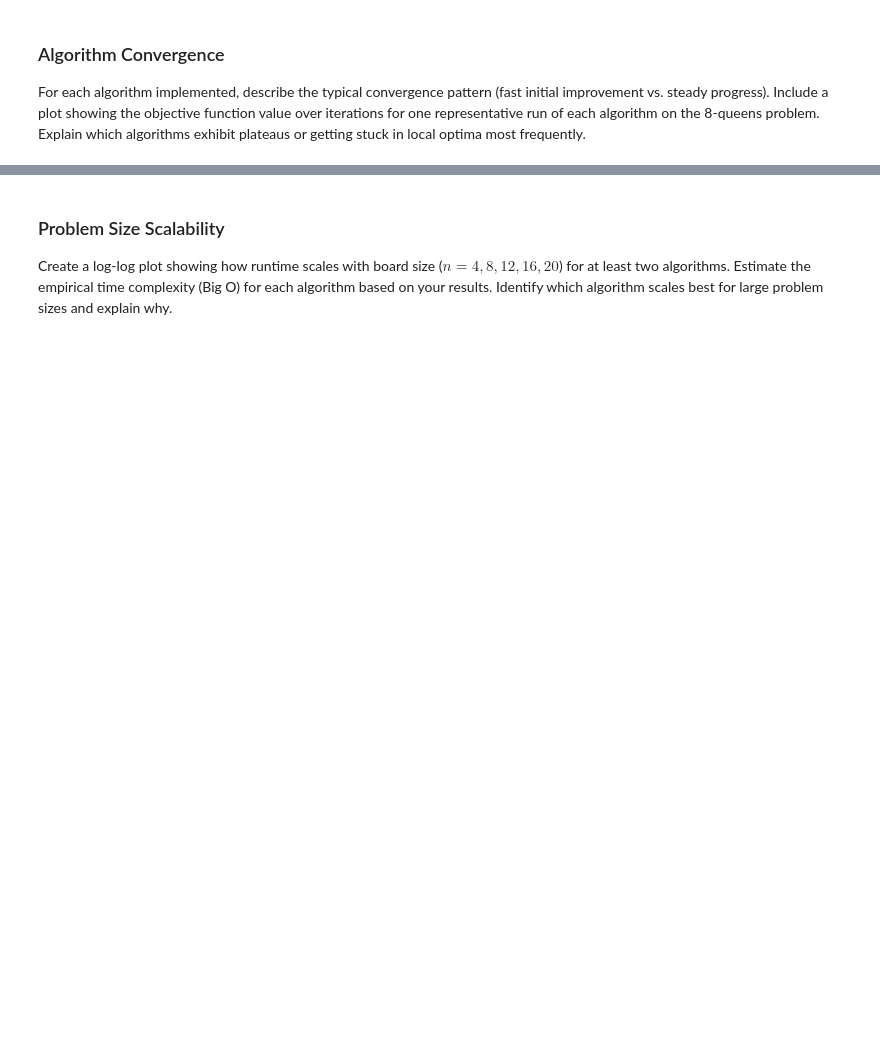
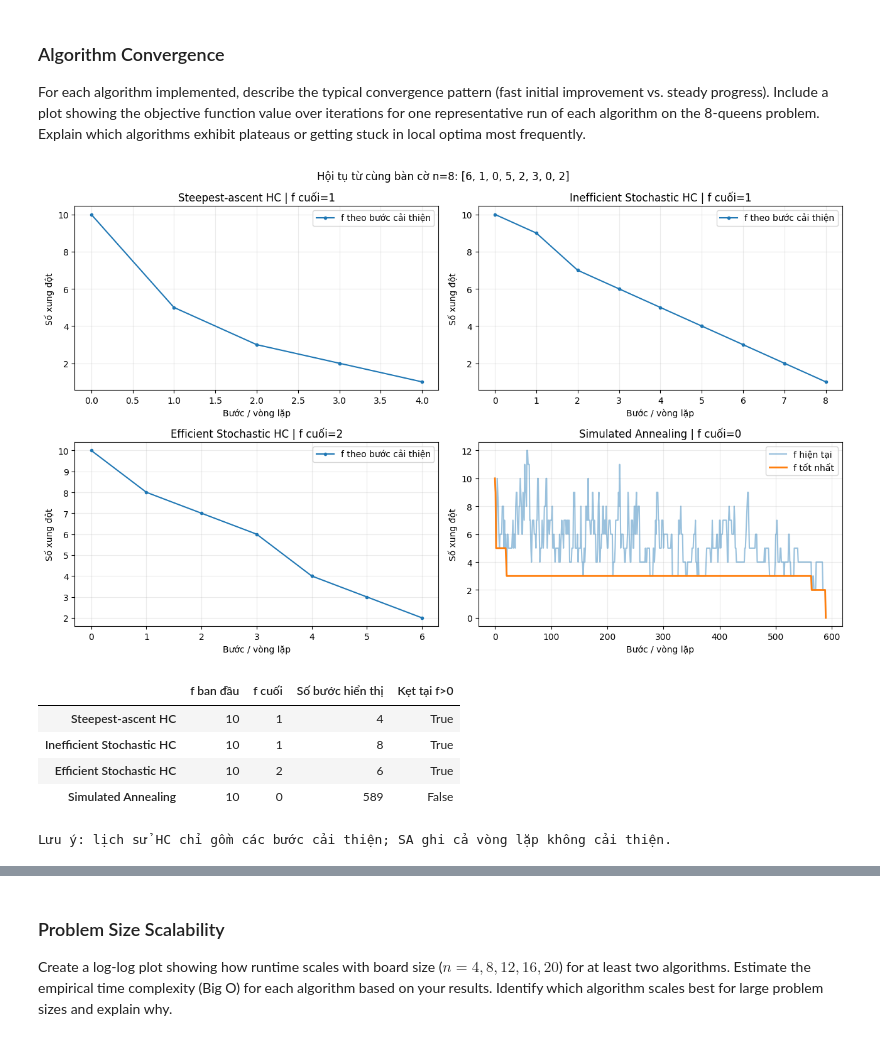
Before and after one commit to bibo0610/TTNTNC_10, a Jupyter notebook: lab03_LocalSearch/n_queens.ipynb, the cells around one changed output, grey strips where cells are left out. Drawn from its saved outputs; the diff is of its cells as text; code cells hidden in the pictures; blank space fills up the shorter version.

```diff
--- a/lab03_LocalSearch/n_queens.ipynb
+++ b/lab03_LocalSearch/n_queens.ipynb
@@ -722,0 +1054,41 @@ Explain which algorithms exhibit plateaus or getting stuck in local optima most
+# %%
+# SA trình bày cả đường f hiện tại và f tốt nhất để thấy những bước chấp nhận nghiệm xấu.
+seed_conv = 2026
+initial_8 = np.random.default_rng(seed_conv).integers(0, 8, size=8)
+fig, axes = plt.subplots(2, 2, figsize=(13, 8))
+convergence_task6 = {}
+for j, (name, algo) in enumerate(COMPARE_ALGORITHMS.items()):
+    ax = axes.flat[j]
+    np.random.seed(seed_conv + 100 + j)
+    if name == "Simulated Annealing":
+        best, f_end, best_hist, path, current_hist = simulated_annealing(
+            initial_8.copy(), T0=10.0, alpha=0.995, max_steps=10000,
+            schedule="exponential")
+        ax.plot(current_hist, color="tab:blue", alpha=.45, label="f hiện tại")
+        ax.plot(best_hist, color="tab:orange", lw=2, label="f tốt nhất")
+        hist = best_hist
+    else:
+        end_board, f_end, hist, aux = algo(initial_8.copy())
+        ax.plot(range(len(hist)), hist, marker="o", markersize=3, label="f theo bước cải thiện")
+    convergence_task6[name] = {
+        "f ban đầu": int(hist[0]), "f cuối": int(f_end),
+        "Số bước hiển thị": len(hist)-1,
+        "Kẹt tại f>0": bool(f_end > 0),
+    }
+    ax.set(title=f"{name} | f cuối={f_end}", xlabel="Bước / vòng lặp",
+           ylabel="Số xung đột")
+    ax.grid(alpha=.25)
+    ax.legend()
+fig.suptitle(f"Hội tụ từ cùng bàn cờ n=8: {initial_8.tolist()}")
+plt.tight_layout()
+plt.show()
+display(pd.DataFrame.from_dict(convergence_task6, orient="index"))
+print("Lưu ý: lịch sử HC chỉ gồm các bước cải thiện; SA ghi cả vòng lặp không cải thiện.")
+# %% [output]
+[figure, added]
+|  | f ban đầu | f cuối | Số bước hiển thị | Kẹt tại f>0 |
+| Steepest-ascent HC | 10 | 1 | 4 | True |
+| Inefficient Stochastic HC | 10 | 1 | 8 | True |
+| Efficient Stochastic HC | 10 | 2 | 6 | True |
+| Simulated Annealing | 10 | 0 | 589 | False |
+Lưu ý: lịch sử HC chỉ gồm các bước cải thiện; SA ghi cả vòng lặp không cải thiện.
```
Also changed, not shown: parts of 17 cells of this notebook, 1 other file.
